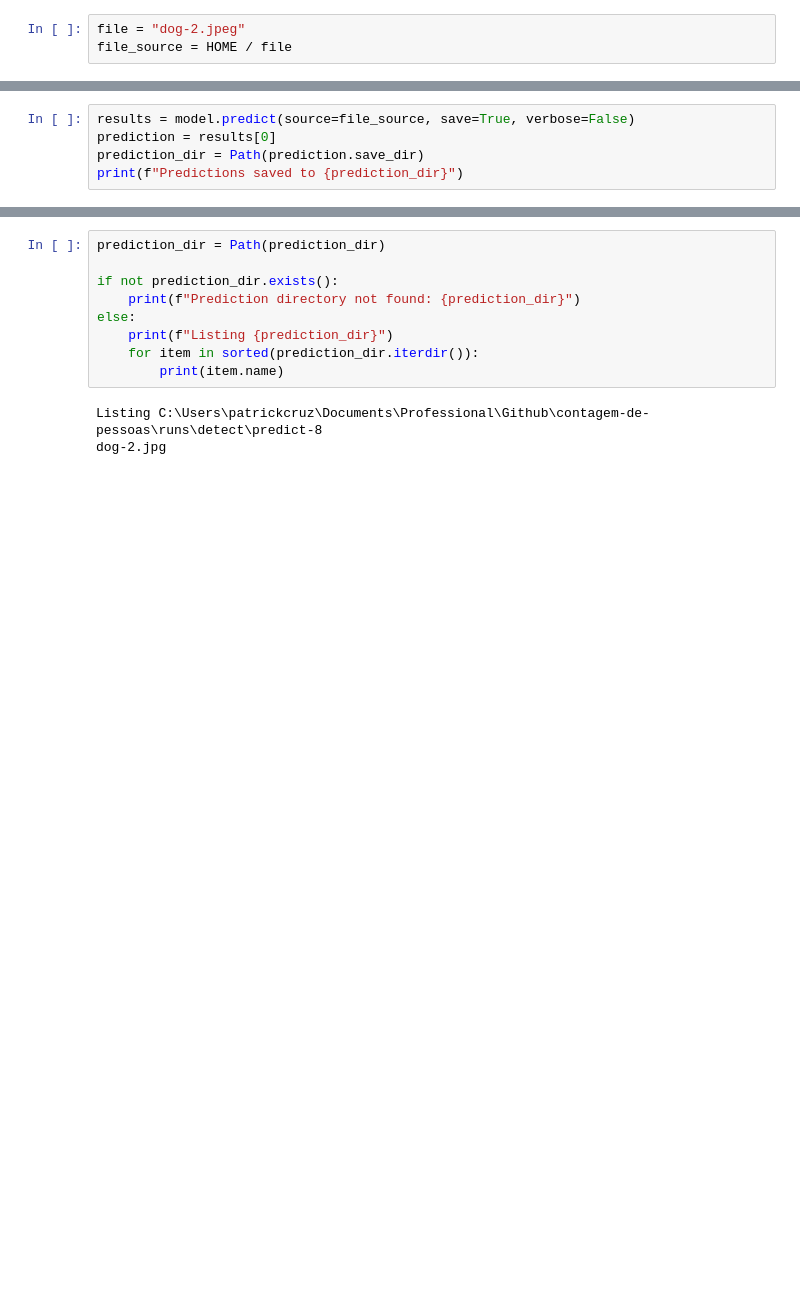
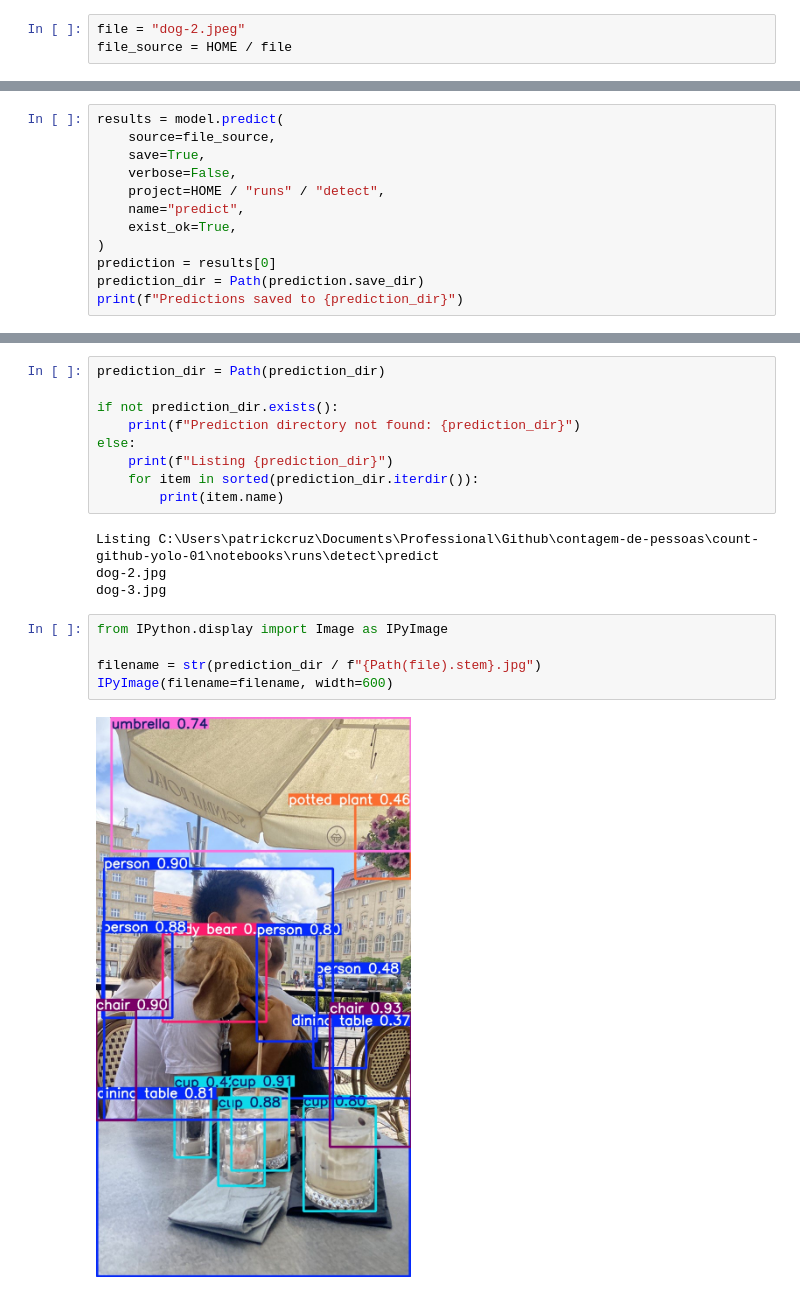
Before and after one commit to patrickmcruz/yolo26-notebooks, a Jupyter notebook: notebooks/crowd-counting-test.ipynb, the cells around one changed output, grey strips where cells are left out. Saved outputs shown, nothing was run; the diff lists cells and outputs as text; blank space fills up the shorter version.

```diff
--- a/notebooks/crowd-counting-test.ipynb
+++ b/notebooks/crowd-counting-test.ipynb
@@ -32,5 +32,12 @@ file_source = HOME / file
 # %%
-results = model.predict(source=file_source, save=True, verbose=False)
+results = model.predict(
+    source=file_source,
+    save=True,
+    verbose=False,
+    project=HOME / "runs" / "detect",
+    name="predict",
+    exist_ok=True,
+)
 prediction = results[0]
 prediction_dir = Path(prediction.save_dir)
 print(f"Predictions saved to {prediction_dir}")
@@ -47,5 +54,13 @@ else:
     for item in sorted(prediction_dir.iterdir()):
         print(item.name)
 # %% [output]
-Listing C:\Users\patrickcruz\Documents\Professional\Github\contagem-de-pessoas\runs\detect\predict-8
+Listing C:\Users\patrickcruz\Documents\Professional\Github\contagem-de-pessoas\count-github-yolo-01\notebooks\runs\detect\predict
 dog-2.jpg
+dog-3.jpg
+# %%
+from IPython.display import Image as IPyImage
+
+filename = str(prediction_dir / f"{Path(file).stem}.jpg")
+IPyImage(filename=filename, width=600)
+# %% [output]
+[figure, added]
```
Also changed, not shown: parts of 4 cells of this notebook, 3 other files.
